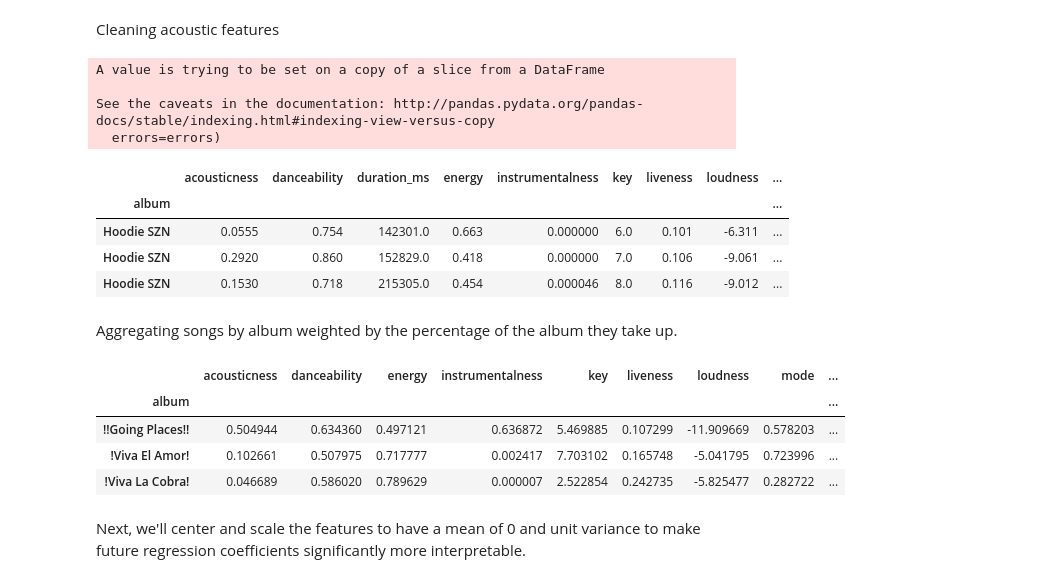
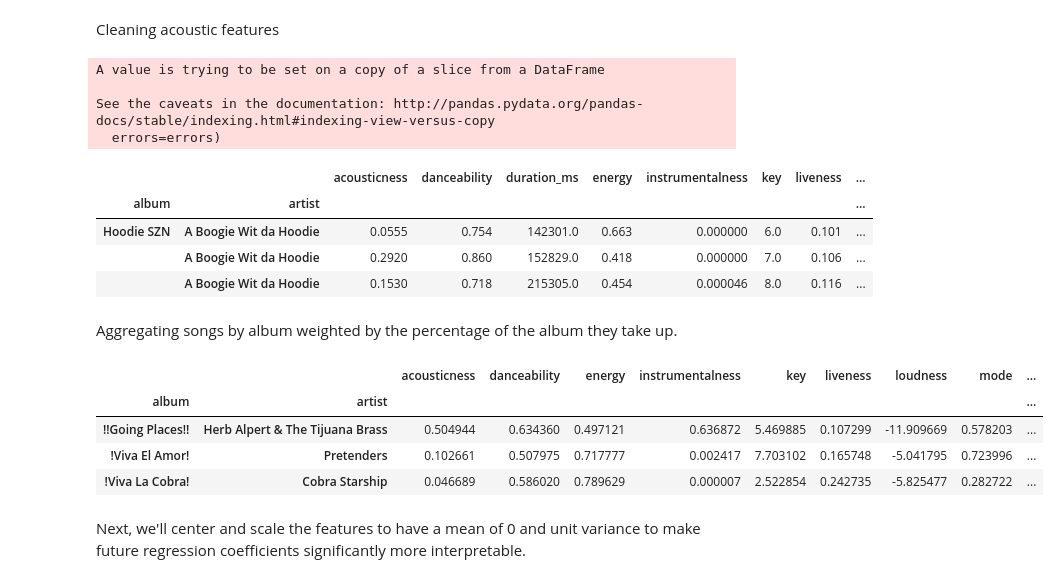
Before and after one commit to shaiyon/Spotify-Analysis, a Jupyter notebook: Exploratory Data Analysis.ipynb, the cells around one changed output. Saved outputs shown, nothing was run; the diff lists cells and outputs as text; code cells hidden in the pictures.

```diff
--- a/Exploratory Data Analysis.ipynb
+++ b/Exploratory Data Analysis.ipynb
@@ -56,11 +78,11 @@ Cleaning acoustic features
 # Remove tracks less than a minute long
 features = acoustic_features.loc[acoustic_features['duration_ms'] > 60000]
 # Drop non numeric columns
-features.drop(columns=['id', 'song', 'artist', 'album_id', 'date'], inplace=True)
+features.drop(columns=['id', 'song', 'album_id', 'date'], inplace=True)
 # Extract total run time per album
-length = features.groupby('album')['duration_ms'].sum()
+length = features.groupby(['album', 'artist'])['duration_ms'].sum()
 # Set index to album
-features.set_index('album', inplace=True)
+features.set_index(['album', 'artist'], inplace=True)
 # Set length name to weights for clarity in weighted mean calculation
 length.name = 'weights'
 features.head(3)
@@ -69,29 +91,29 @@ A value is trying to be set on a copy of a slice from a DataFrame
 
 See the caveats in the documentation: http://pandas.pydata.org/pandas-docs/stable/indexing.html#indexing-view-versus-copy
   errors=errors)
-|  | acousticness | danceability | duration_ms | energy | instrumentalness | key | liveness | loudness | ... |
-| album |  |  |  |  |  |  |  |  | ... |
-| Hoodie SZN | 0.0555 | 0.754 | 142301.0 | 0.663 | 0.000000 | 6.0 | 0.101 | -6.311 | ... |
-| Hoodie SZN | 0.2920 | 0.860 | 152829.0 | 0.418 | 0.000000 | 7.0 | 0.106 | -9.061 | ... |
-| Hoodie SZN | 0.1530 | 0.718 | 215305.0 | 0.454 | 0.000046 | 8.0 | 0.116 | -9.012 | ... |
+|  |  | acousticness | danceability | duration_ms | energy | instrumentalness | key | liveness | ... |
+| album | artist |  |  |  |  |  |  |  | ... |
+| Hoodie SZN | A Boogie Wit da Hoodie | 0.0555 | 0.754 | 142301.0 | 0.663 | 0.000000 | 6.0 | 0.101 | ... |
+|  | A Boogie Wit da Hoodie | 0.2920 | 0.860 | 152829.0 | 0.418 | 0.000000 | 7.0 | 0.106 | ... |
+|  | A Boogie Wit da Hoodie | 0.1530 | 0.718 | 215305.0 | 0.454 | 0.000046 | 8.0 | 0.116 | ... |
 # %% [markdown]
 Aggregating songs by album weighted by the percentage of the album they take up.
 # %%
 features = features.join(length)
 # Extract percentage of the album each song takes up
 features['weights'] = features['duration_ms'] / features['weights']
 # Multiply weights by each column
 features = features.drop(['weights', 'duration_ms'], axis=1).mul(features['weights'], axis=0)
 length.name = 'length'
 # Sum up the weighted data, grouping by album. Then add album length.
-features = features.groupby('album').sum().join(length)
+features = features.groupby(['album', 'artist']).sum().join(length)
 features.head(3)
 # %% [output]
-|  | acousticness | danceability | energy | instrumentalness | key | liveness | loudness | mode | ... |
-| album |  |  |  |  |  |  |  |  | ... |
-| !!Going Places!! | 0.504944 | 0.634360 | 0.497121 | 0.636872 | 5.469885 | 0.107299 | -11.909669 | 0.578203 | ... |
-| !Viva El Amor! | 0.102661 | 0.507975 | 0.717777 | 0.002417 | 7.703102 | 0.165748 | -5.041795 | 0.723996 | ... |
-| !Viva La Cobra! | 0.046689 | 0.586020 | 0.789629 | 0.000007 | 2.522854 | 0.242735 | -5.825477 | 0.282722 | ... |
+|  |  | acousticness | danceability | energy | instrumentalness | key | liveness | loudness | mode | ... |
+| album | artist |  |  |  |  |  |  |  |  | ... |
+| !!Going Places!! | Herb Alpert & The Tijuana Brass | 0.504944 | 0.634360 | 0.497121 | 0.636872 | 5.469885 | 0.107299 | -11.909669 | 0.578203 | ... |
+| !Viva El Amor! | Pretenders | 0.102661 | 0.507975 | 0.717777 | 0.002417 | 7.703102 | 0.165748 | -5.041795 | 0.723996 | ... |
+| !Viva La Cobra! | Cobra Starship | 0.046689 | 0.586020 | 0.789629 | 0.000007 | 2.522854 | 0.242735 | -5.825477 | 0.282722 | ... |
 # %% [markdown]
 Next, we'll center and scale the features to have a mean of 0 and unit variance to make future regression coefficients significantly more interpretable.
 # %%
```
Also changed, not shown: parts of 14 cells of this notebook.
